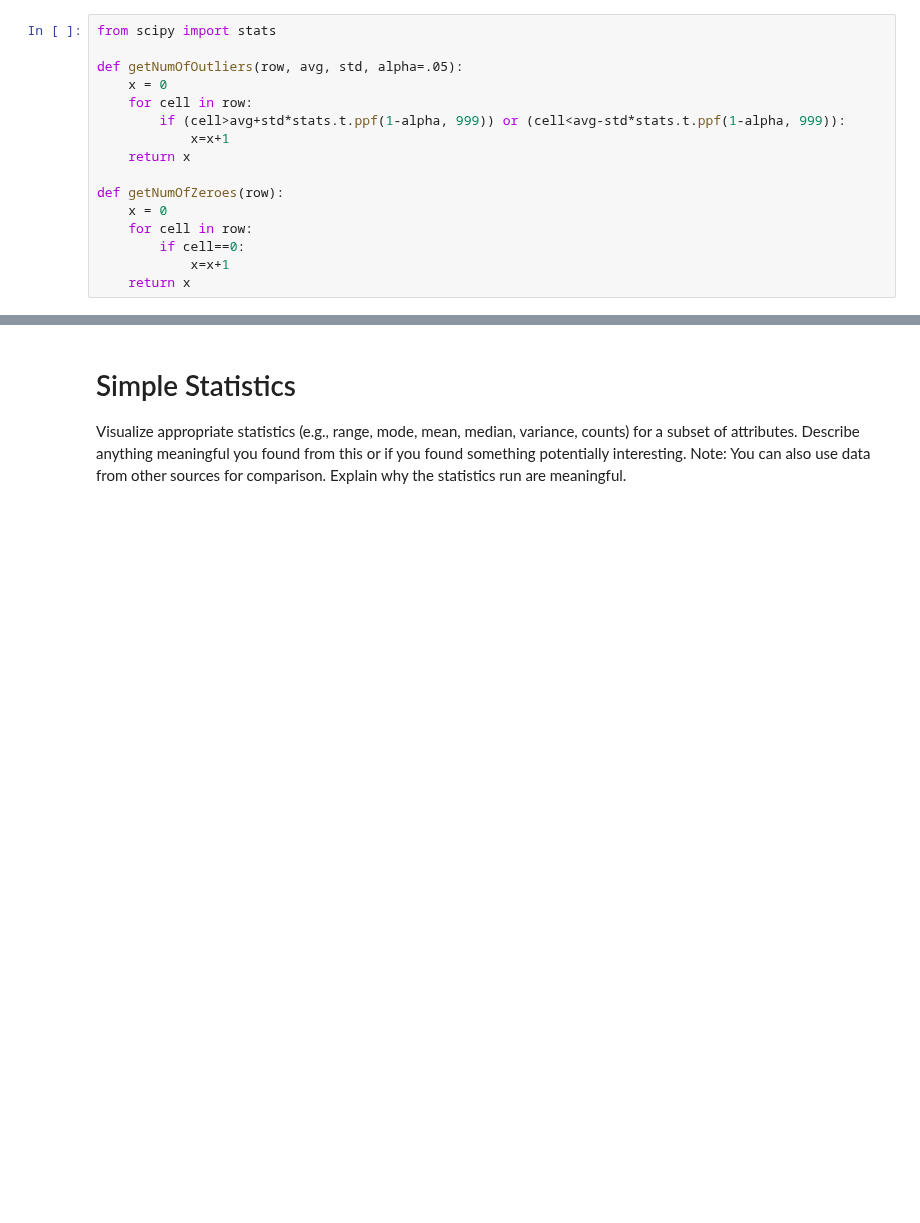
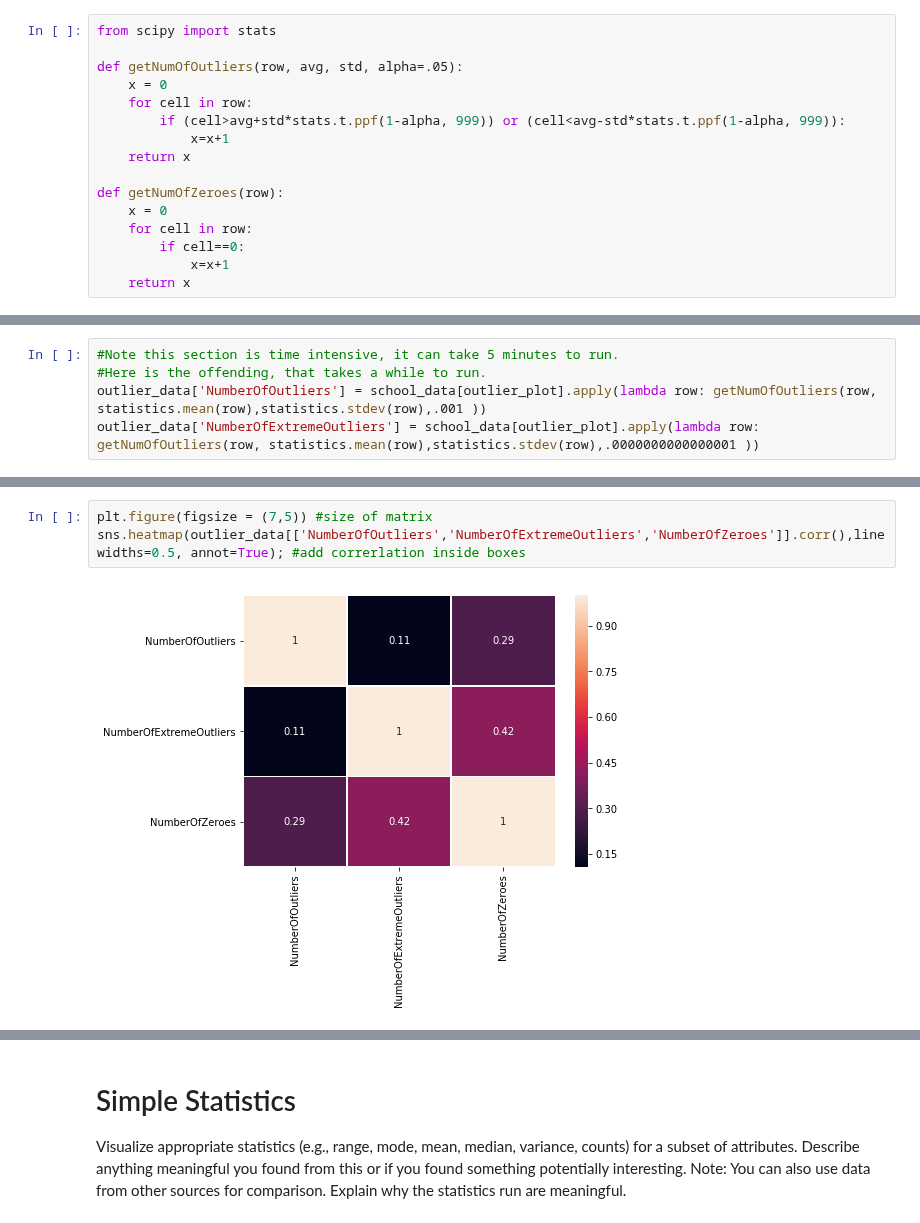
Before and after one commit to stmillett/MSDS7331_NorthCarolinaDataset, a Jupyter notebook: Data Mining - Lab 1.ipynb, the cells around one changed output, grey strips where cells are left out. Saved outputs shown, nothing was run; the diff lists cells and outputs as text; blank space fills up the shorter version.

```diff
--- a/Data Mining - Lab 1.ipynb
+++ b/Data Mining - Lab 1.ipynb
@@ -126,2 +125,7 @@ NameError: ("name 'statistics' is not defined", 'occurred at index student_num')
+# %%
+#Note this section is time intensive, it can take 5 minutes to run.
+#Here is the offending, that takes a while to run.
+outlier_data['NumberOfOutliers'] = school_data[outlier_plot].apply(lambda row: getNumOfOutliers(row, statistics.mean(row),statistics.stdev(row),.001 ))
+outlier_data['NumberOfExtremeOutliers'] = school_data[outlier_plot].apply(lambda row: getNumOfOutliers(row, statistics.mean(row),statistics.stdev(row),.0000000000000001 ))
 # %%
 outlier_data['NumberOfZeroes'] = school_data[outlier_plot].apply(lambda row: getNumOfZeroes(row))
@@ -129,0 +163,5 @@ NameError: name 'outlier_data' is not defined
+# %%
+plt.figure(figsize = (7,5)) #size of matrix
+sns.heatmap(outlier_data[['NumberOfOutliers','NumberOfExtremeOutliers','NumberOfZeroes']].corr(),linewidths=0.5, annot=True); #add correrlation inside boxes
+# %% [output]
+[figure, added]
```
Also changed, not shown: parts of 64 cells of this notebook.
